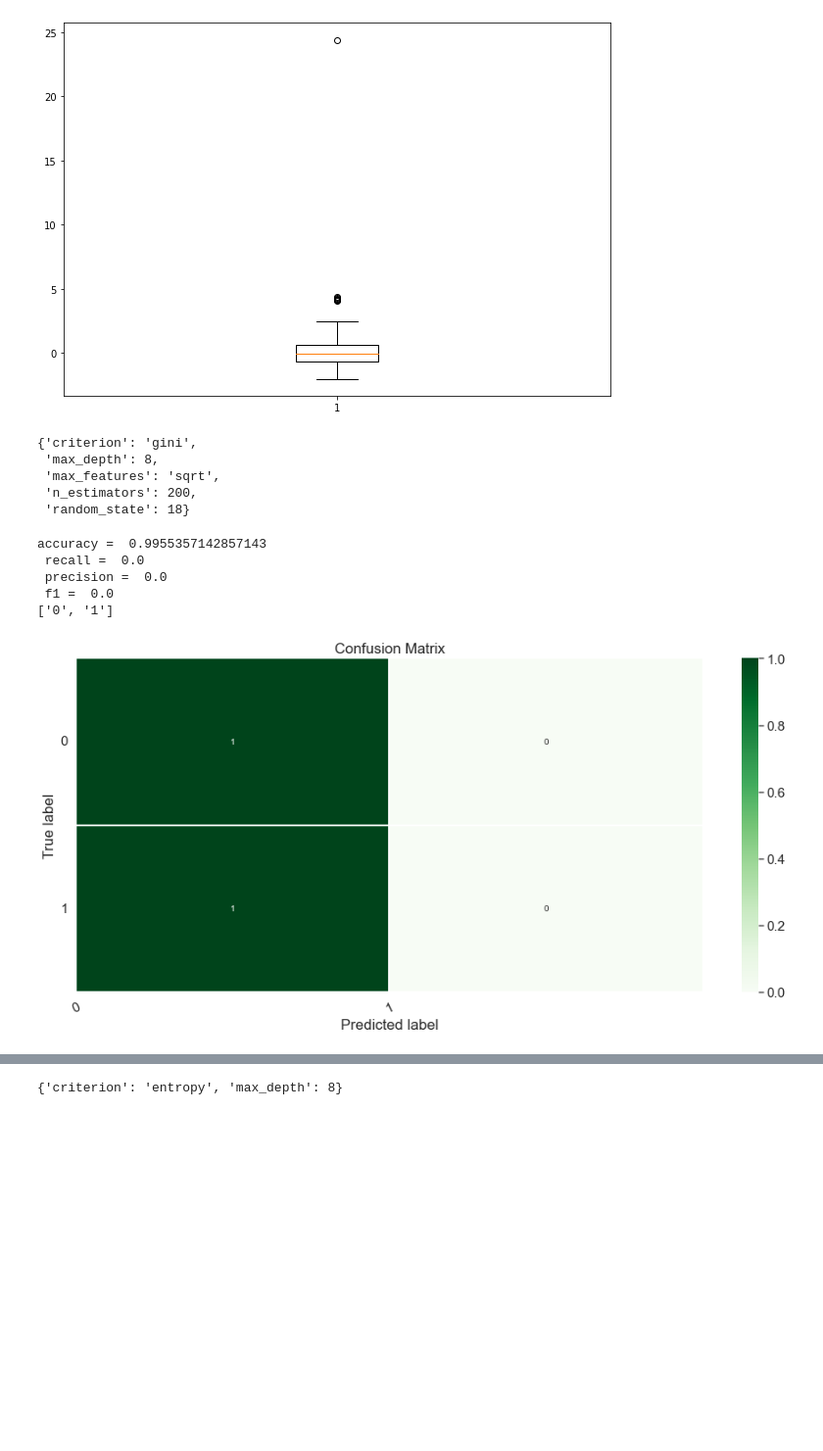
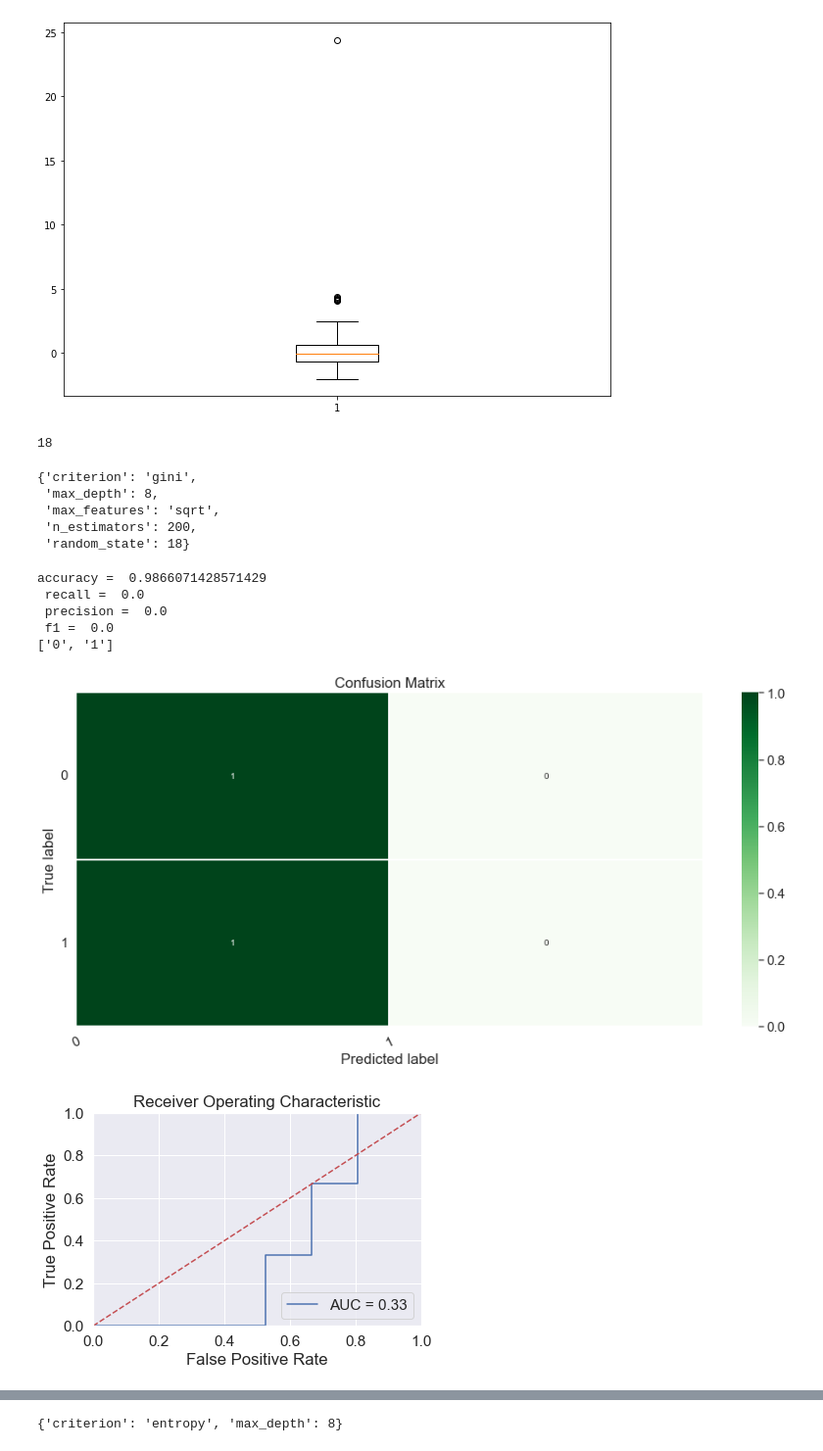
Before and after one commit to amir-naderii/ML_course, a Jupyter notebook: Assignment1/HW1.ipynb, the cells around one changed output, grey strips where cells are left out. Shown at 98% size. Drawn from its saved outputs; the diff is of its cells as text; code cells hidden in the pictures; blank space fills up the shorter version.

```diff
--- a/Assignment1/HW1.ipynb
+++ b/Assignment1/HW1.ipynb
@@ -28,6 +33,13 @@ df
 | 2239 | 9405 | 1954 | PhD | Married | 52869.0 | 1 | 1 | 15-10-2012 | 40 | ... |
 2240 rows × 29 columns
 # %%
+def SwapDayAndMonth(date):
+    d = date['Dt_Customer'].split('-')
+    d[0], d[1] = d[1], d[0]
+    res = '-'.join(d)
+    return res
+
+df['Dt_Customer'] = df.apply(SwapDayAndMonth,axis=1)
 df['Dt_Customer'] = pd.to_datetime(df['Dt_Customer'])
 today = datetime.datetime.today()
 df['Elapsed_Enroll'] = (today - df['Dt_Customer']).dt.days
@@ -89,3 +100,8 @@ y = df_na['Complain']
 df['Income'] = df['Income'].fillna(df['Income'].median())
 X = df.drop('Complain', axis=1)
 y = df['Complain']
+x_train, x_test, y_train, y_test = train_test_split(X, y, test_size = .2)
+# %%
+print(sum(y_train))
+# %% [output]
+18
@@ -92,6 +131,23 @@ y = df['Complain']
+# %%
+def plot_roc_curve(model, x_test, y_test):
+    probs = model.predict_proba(x_test)
+    preds = probs[:,1]
+    fpr, tpr, threshold = roc_curve(y_test, preds)
+    roc_auc = auc(fpr, tpr)
+
+    # method I: plt
+    import matplotlib.pyplot as plt
+    plt.title('Receiver Operating Characteristic')
+    plt.plot(fpr, tpr, 'b', label = 'AUC = %0.2f' % roc_auc)
+    plt.legend(loc = 'lower right')
+    plt.plot([0, 1], [0, 1],'r--')
+    plt.xlim([0, 1])
+    plt.ylim([0, 1])
+    plt.ylabel('True Positive Rate')
+    plt.xlabel('False Positive Rate')
+    plt.show()
 # %%
 
-x_train, x_test, y_train, y_test = train_test_split(X, y, test_size = .1)
 grid = {
     'n_estimators': [200,300,400,500],
     'max_features': ['sqrt', 'log2'],
@@ -111,19 +167,21 @@ rf_cv.best_params_
 # %%
 # with dropping nan
 rf = RandomForestClassifier(n_estimators = 200, max_depth = 8, max_features = 'sqrt',random_state = 18, criterion = 'gini').fit(x_train, y_train)
 prediction = rf.predict(x_test)
 print('accuracy = ' , accuracy_score(y_test,prediction) ,
        '\n recall = ', recall_score(y_test,prediction),
        '\n precision = ', precision_score(y_test,prediction),
        '\n f1 = ', f1_score(y_test,prediction))
 ploting_the_confusion_matrix(y_test,prediction,['0','1'],unsupervised=False)
+plot_roc_curve(rf, x_test, y_test)
 # %% [output]
-accuracy =  0.9955357142857143
+accuracy =  0.9866071428571429
  recall =  0.0
  precision =  0.0
  f1 =  0.0
 ['0', '1']
 [figure]
+[figure, added]
 # %%
 # with median replacement
 rf = RandomForestClassifier(n_estimators = 200, max_depth = 8, max_features = 'sqrt',random_state = 18, criterion = 'gini').fit(x_train, y_train)
```
Also changed, not shown: parts of 16 cells of this notebook.
